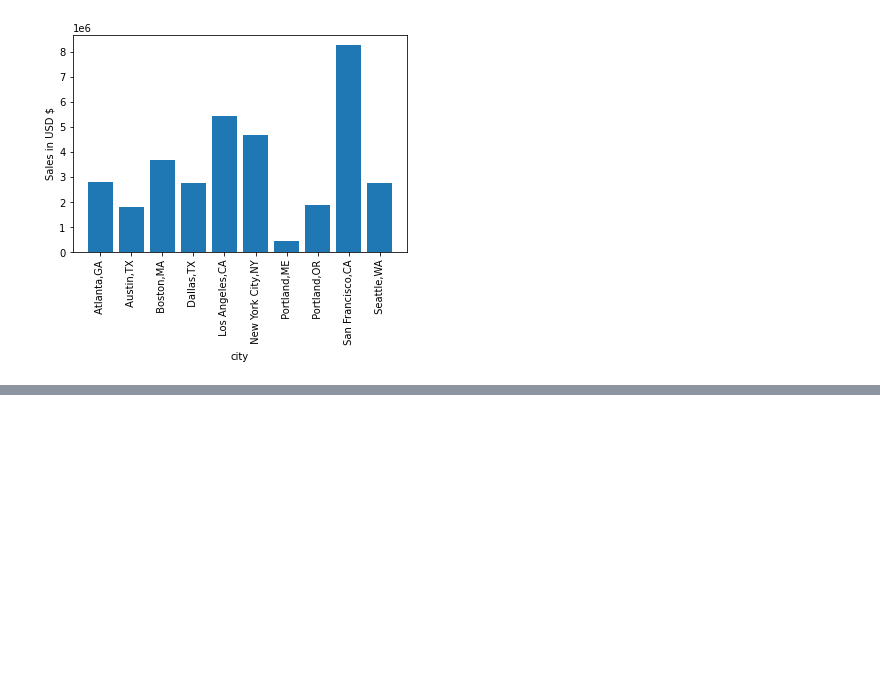
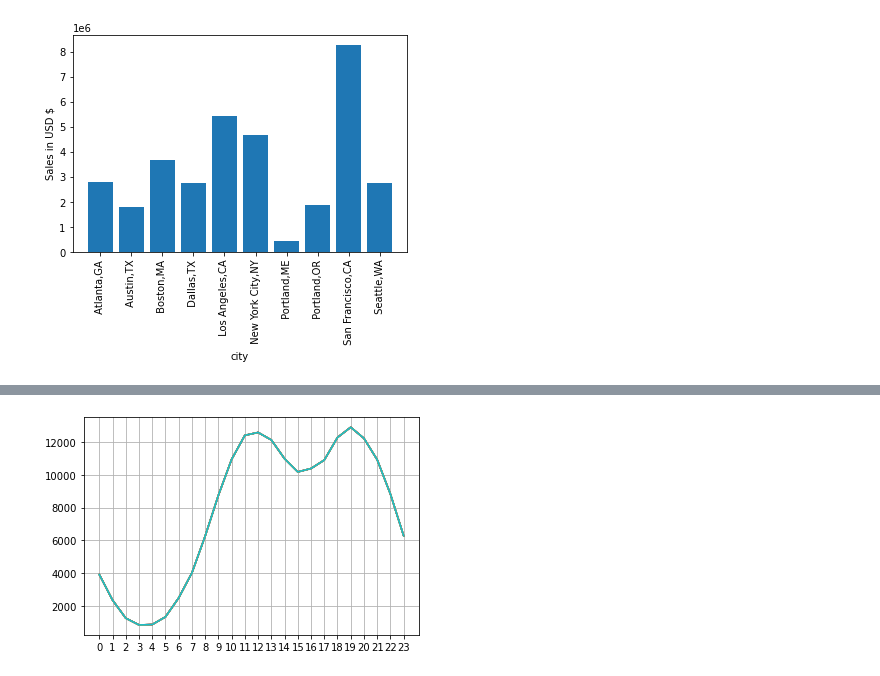
Before and after one commit to palderohit2/Sales-Data-Analysis, a Jupyter notebook: Sales Data Analysis.ipynb, the cells around one changed output, grey strips where cells are left out. Cells and saved outputs as stored; diff of their text form; code cells hidden in the pictures; blank space fills up the shorter version.

```diff
--- a/Sales Data Analysis.ipynb
+++ b/Sales Data Analysis.ipynb
@@ -178,0 +171,4 @@ SyntaxError: invalid syntax (<ipython-input-251-838795ab4a7d>, line 1)
+# %%
+all_data['Order Date'] = pd.to_datetime(all_data['Order Date'])
+# %%
+all_data['hour'] = all_data['Order Date'].dt.hour
@@ -178,0 +196,8 @@ SyntaxError: invalid syntax (<ipython-input-251-838795ab4a7d>, line 1)
+# %%
+hours = [hours for hours, df in all_data.groupby('hour')]
+plt.plot(hours, all_data.groupby(['hour']).count())
+plt.xticks(hours)
+plt.grid()
+plt.show()
+# %% [output]
+[figure, added]
```
Also changed, not shown: parts of 7 cells of this notebook.
